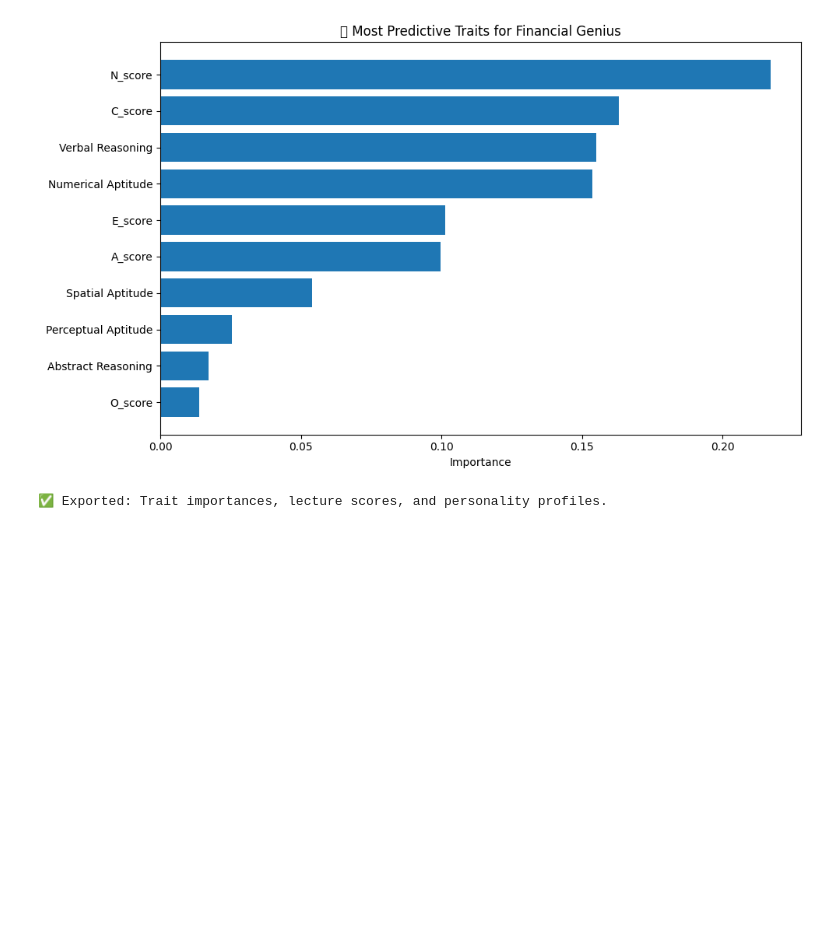
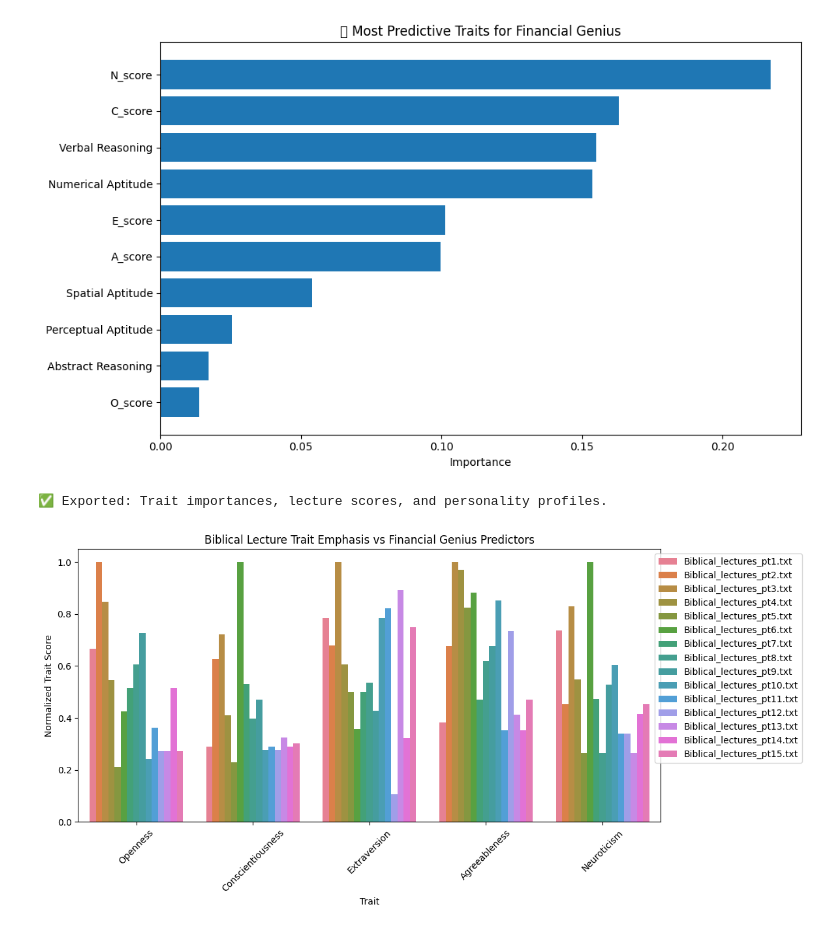
Before and after one commit to roboy88/Big-Five-Billionaire-Bible-ModelModel, a Jupyter notebook: "Scripture,_Psyche,_and_Success_Modeling_Financial_Genius_from_Biblical_Traits_and_Psychological_Profiles".ipynb, the cells around one changed output. Saved outputs shown, nothing was run; the diff lists cells and outputs as text; code cells hidden in the pictures; blank space fills up the shorter version.

```diff
--- a/"Scripture,_Psyche,_and_Success_Modeling_Financial_Genius_from_Biblical_Traits_and_Psychological_Profiles".ipynb
+++ b/"Scripture,_Psyche,_and_Success_Modeling_Financial_Genius_from_Biblical_Traits_and_Psychological_Profiles".ipynb
@@ -185,0 +188,26 @@ print("\n✅ Exported: Trait importances, lecture scores, and personality profil
+# %%
+import pandas as pd
+import matplotlib.pyplot as plt
+import seaborn as sns
+
+# Load your trait scores CSV
+trait_scores_df = pd.read_csv("lecture_trait_scores.csv")
+
+# Normalize scores for comparability
+normalized_lecture_scores = trait_scores_df.drop(columns='lecture').div(trait_scores_df.drop(columns='lecture').max())
+normalized_lecture_scores['lecture'] = trait_scores_df['lecture']
+
+# Melt the dataframe for plotting
+melted = pd.melt(normalized_lecture_scores, id_vars='lecture', var_name='Trait', value_name='Score')
+
+# Plot it
+plt.figure(figsize=(12, 6))
+sns.barplot(data=melted, x='Trait', y='Score', hue='lecture', dodge=True)
+plt.title("Biblical Lecture Trait Emphasis vs Financial Genius Predictors")
+plt.ylabel("Normalized Trait Score")
+plt.xticks(rotation=45)
+plt.legend(loc='upper right', bbox_to_anchor=(1.25, 1))
+plt.tight_layout()
+plt.show()
+# %% [output]
+[figure, added]
```
Also changed, not shown: parts of 1 cell of this notebook.
